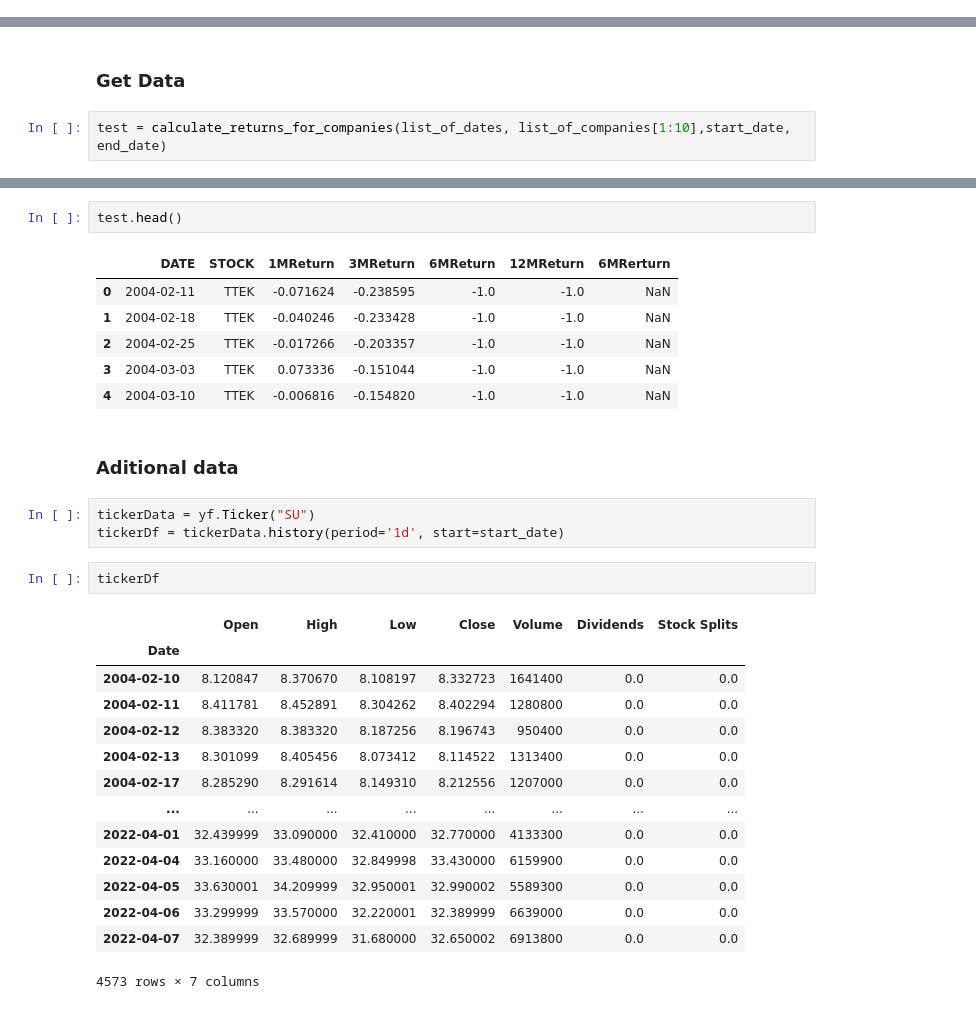
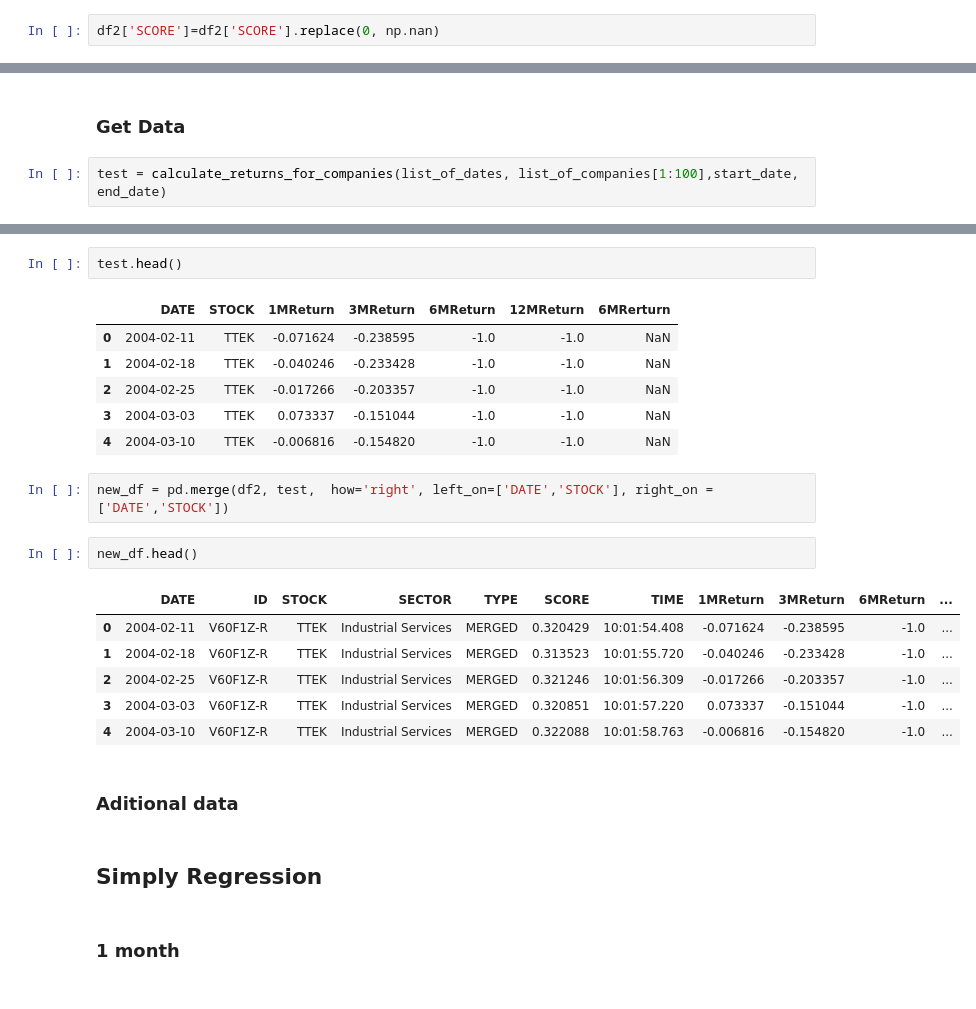
Before and after one commit to WojciechDopieralski/Finance_ML, a Jupyter notebook: Finance_ML/main_notebook.ipynb, the cells around one changed output, grey strips where cells are left out. Drawn from its saved outputs; the diff is of its cells as text.

```diff
--- a/Finance_ML/main_notebook.ipynb
+++ b/Finance_ML/main_notebook.ipynb
@@ -67,6 +63,8 @@ dtype: object
 ## Cleaning
 # %%
 df2.columns = ['DATE', 'ID', 'STOCK',"SECTOR","TYPE","SCORE","TIME"]
+# %%
+df2['SCORE']=df2['SCORE'].replace(0, np.nan)
 # %%
 df2 = df2.loc[df2['SCORE'] != 0]
 # %% [markdown]
@@ -168,7 +166,7 @@ def calculate_returns_for_companies(list_of_dates,list_of_companies,start_date,
 # %% [markdown]
 ### Get Data
 # %%
-test = calculate_returns_for_companies(list_of_dates, list_of_companies[1:10],start_date, end_date)
+test = calculate_returns_for_companies(list_of_dates, list_of_companies[1:100],start_date, end_date)
 # %% [output]
 - PKZ: No data found for this date range, symbol may be delisted
 - PALDF: No data found, symbol may be delisted
@@ -182,27 +192,22 @@ test.head()
 | 0 | 2004-02-11 | TTEK | -0.071624 | -0.238595 | -1.0 | -1.0 | NaN |
 | 1 | 2004-02-18 | TTEK | -0.040246 | -0.233428 | -1.0 | -1.0 | NaN |
 | 2 | 2004-02-25 | TTEK | -0.017266 | -0.203357 | -1.0 | -1.0 | NaN |
-| 3 | 2004-03-03 | TTEK | 0.073336 | -0.151044 | -1.0 | -1.0 | NaN |
+| 3 | 2004-03-03 | TTEK | 0.073337 | -0.151044 | -1.0 | -1.0 | NaN |
 | 4 | 2004-03-10 | TTEK | -0.006816 | -0.154820 | -1.0 | -1.0 | NaN |
+# %%
+new_df = pd.merge(df2, test,  how='right', left_on=['DATE','STOCK'], right_on = ['DATE','STOCK'])
+# %%
+new_df.head()
+# %% [output]
+|  | DATE | ID | STOCK | SECTOR | TYPE | SCORE | TIME | 1MReturn | 3MReturn | 6MReturn | ... |
+| 0 | 2004-02-11 | V60F1Z-R | TTEK | Industrial Services | MERGED | 0.320429 | 10:01:54.408 | -0.071624 | -0.238595 | -1.0 | ... |
+| 1 | 2004-02-18 | V60F1Z-R | TTEK | Industrial Services | MERGED | 0.313523 | 10:01:55.720 | -0.040246 | -0.233428 | -1.0 | ... |
+| 2 | 2004-02-25 | V60F1Z-R | TTEK | Industrial Services | MERGED | 0.321246 | 10:01:56.309 | -0.017266 | -0.203357 | -1.0 | ... |
+| 3 | 2004-03-03 | V60F1Z-R | TTEK | Industrial Services | MERGED | 0.320851 | 10:01:57.220 | 0.073337 | -0.151044 | -1.0 | ... |
+| 4 | 2004-03-10 | V60F1Z-R | TTEK | Industrial Services | MERGED | 0.322088 | 10:01:58.763 | -0.006816 | -0.154820 | -1.0 | ... |
 # %% [markdown]
 ### Aditional data
-# %%
-tickerData = yf.Ticker("SU")
-tickerDf = tickerData.history(period='1d', start=start_date)
-# %%
-tickerDf
-# %% [output]
-|  | Open | High | Low | Close | Volume | Dividends | Stock Splits |
-| Date |  |  |  |  |  |  |  |
-| 2004-02-10 | 8.120847 | 8.370670 | 8.108197 | 8.332723 | 1641400 | 0.0 | 0.0 |
-| 2004-02-11 | 8.411781 | 8.452891 | 8.304262 | 8.402294 | 1280800 | 0.0 | 0.0 |
-| 2004-02-12 | 8.383320 | 8.383320 | 8.187256 | 8.196743 | 950400 | 0.0 | 0.0 |
-| 2004-02-13 | 8.301099 | 8.405456 | 8.073412 | 8.114522 | 1313400 | 0.0 | 0.0 |
-| 2004-02-17 | 8.285290 | 8.291614 | 8.149310 | 8.212556 | 1207000 | 0.0 | 0.0 |
-| ... | ... | ... | ... | ... | ... | ... | ... |
-| 2022-04-01 | 32.439999 | 33.090000 | 32.410000 | 32.770000 | 4133300 | 0.0 | 0.0 |
-| 2022-04-04 | 33.160000 | 33.480000 | 32.849998 | 33.430000 | 6159900 | 0.0 | 0.0 |
-| 2022-04-05 | 33.630001 | 34.209999 | 32.950001 | 32.990002 | 5589300 | 0.0 | 0.0 |
-| 2022-04-06 | 33.299999 | 33.570000 | 32.220001 | 32.389999 | 6639000 | 0.0 | 0.0 |
-| 2022-04-07 | 32.389999 | 32.689999 | 31.680000 | 32.650002 | 6913800 | 0.0 | 0.0 |
-4573 rows × 7 columns
+# %% [markdown]
+## Simply Regression
+# %% [markdown]
+### 1 month
```
Also changed, not shown: parts of 22 cells of this notebook, 1 other file.
